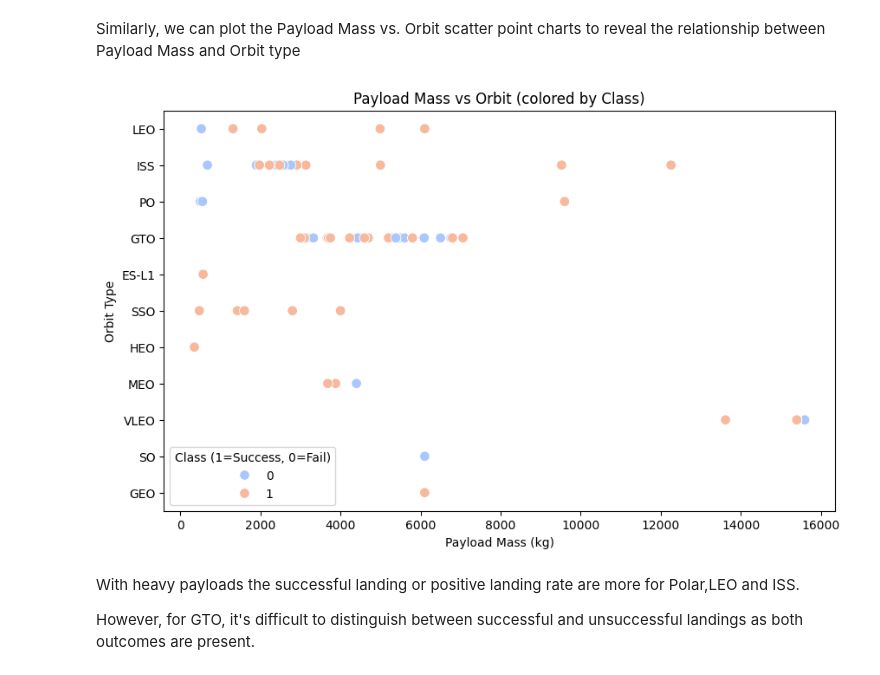
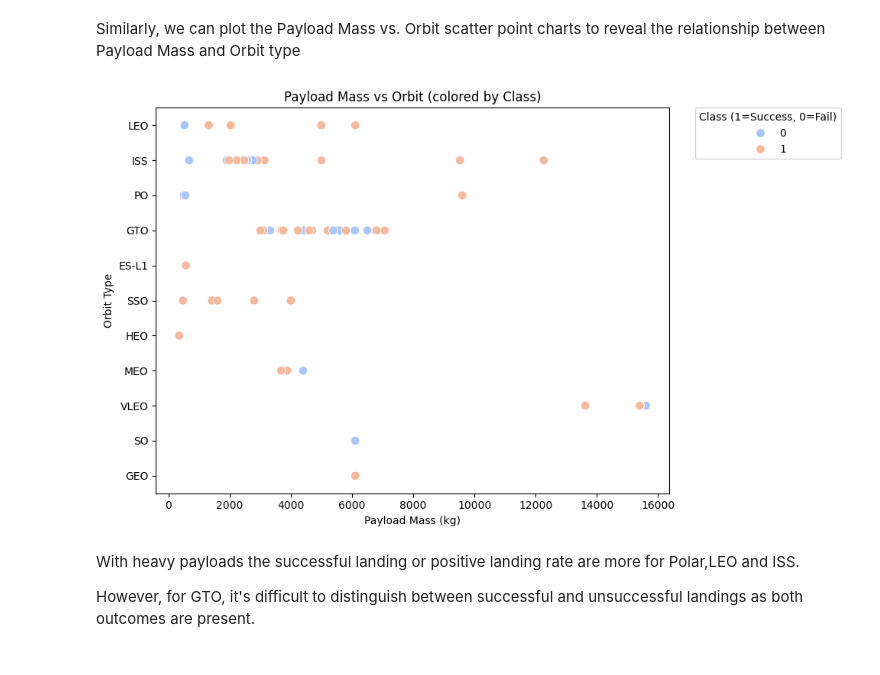
Before and after one commit to TheCodeGhoul/SpaceX, a Jupyter notebook: edadataviz.ipynb, the cells around one changed output. Cells and saved outputs as stored; diff of their text form; code cells hidden in the pictures.

```diff
--- a/edadataviz.ipynb
+++ b/edadataviz.ipynb
@@ -195,21 +195,31 @@ Similarly, we can plot the Payload Mass vs. Orbit scatter point charts to reveal
 # %%
 # Plot a scatter point chart with x axis to be Payload Mass and y axis to be the Orbit, and hue to be the class value
 plt.figure(figsize=(10,6))
 sns.scatterplot(
     data=df,
     x="PayloadMass",
     y="Orbit",
     hue="Class",
     palette="coolwarm",
     s=70
 )
+
 plt.title("Payload Mass vs Orbit (colored by Class)")
 plt.xlabel("Payload Mass (kg)")
 plt.ylabel("Orbit Type")
-plt.legend(title="Class (1=Success, 0=Fail)")
+
+# Move legend outside the plot area
+plt.legend(
+    title="Class (1=Success, 0=Fail)",
+    bbox_to_anchor=(1.05, 1),
+    loc='upper left',
+    borderaxespad=0
+)
+
+plt.tight_layout()
 plt.show()
 # %% [output]
-[figure, old version]
+[figure, new version]
 # %% [markdown]
 With heavy payloads the successful landing or positive landing rate are more for Polar,LEO and ISS.
 
```
